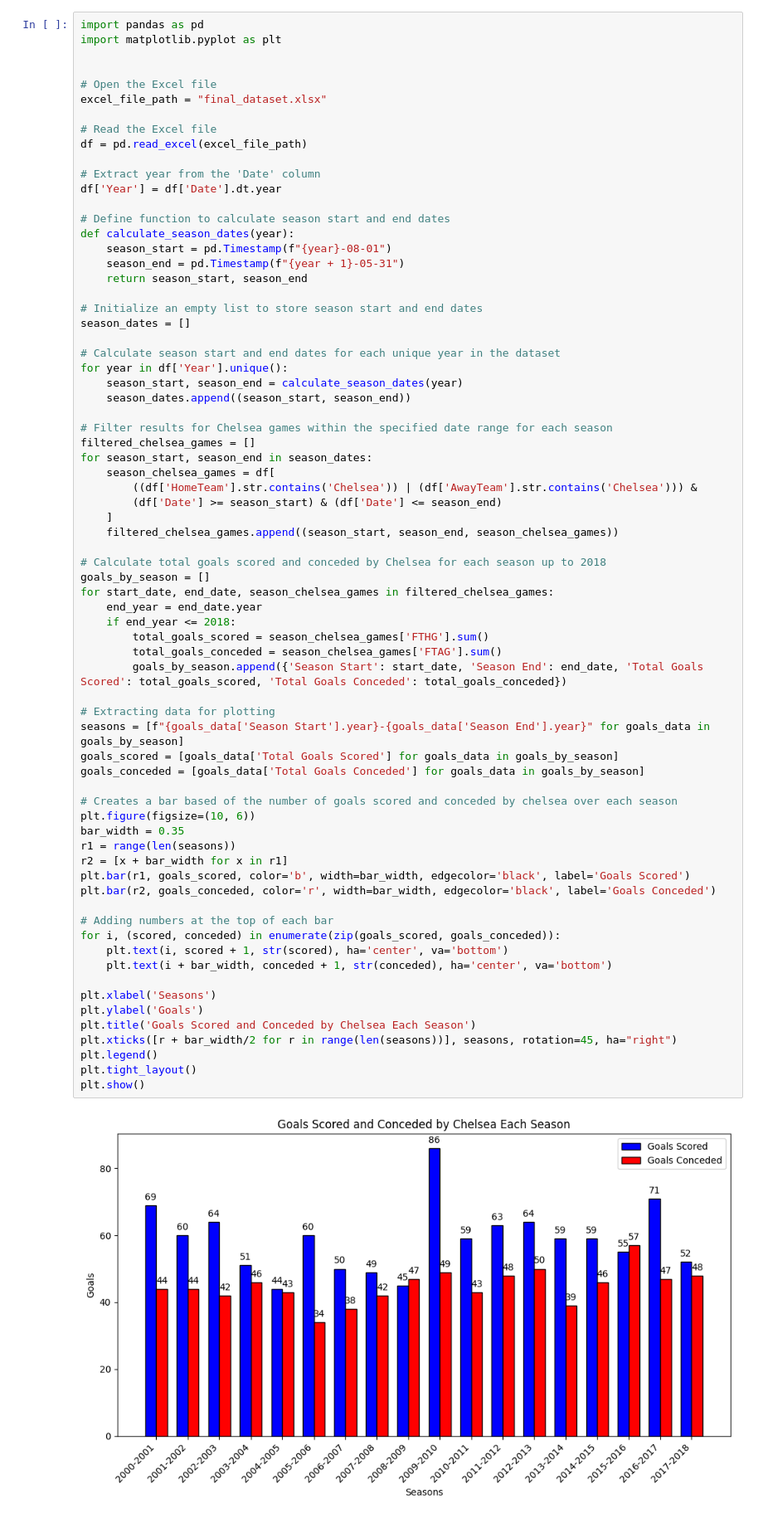
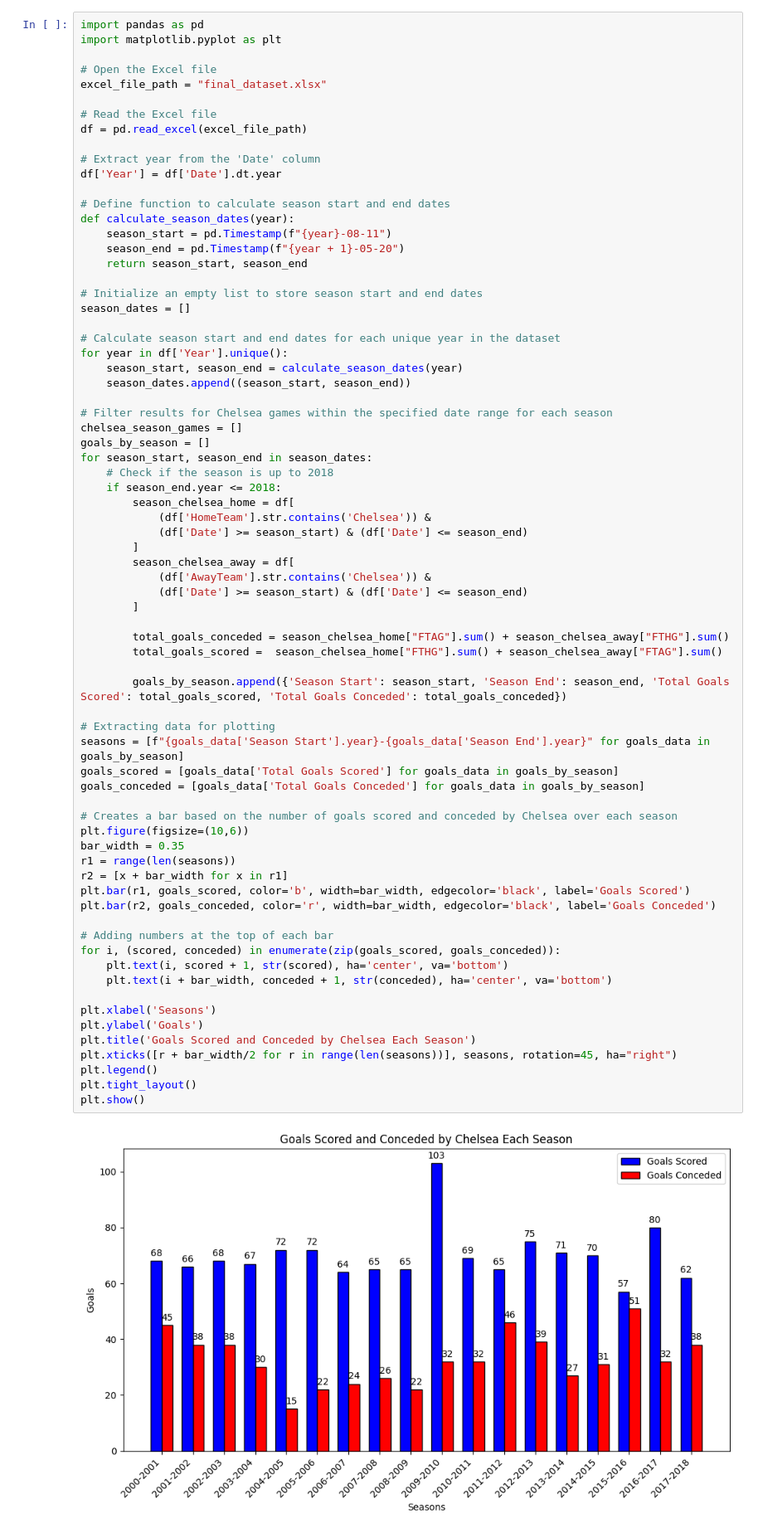
Before and after one commit to SashlynNade/CFC_Analysis, a Jupyter notebook: Chelsea_Analysis.ipynb, the cells around one changed output. Shown at 83% size. Drawn from its saved outputs; the diff is of its cells as text.

```diff
--- a/Chelsea_Analysis.ipynb
+++ b/Chelsea_Analysis.ipynb
@@ -300,7 +212,6 @@ Total Goals Conceded: 48
 # %%
 import pandas as pd
 import matplotlib.pyplot as plt
-
 
 # Open the Excel file
 excel_file_path = "final_dataset.xlsx"
@@ -313,8 +224,8 @@ df['Year'] = df['Date'].dt.year
 
 # Define function to calculate season start and end dates
 def calculate_season_dates(year):
-    season_start = pd.Timestamp(f"{year}-08-01")
-    season_end = pd.Timestamp(f"{year + 1}-05-31")
+    season_start = pd.Timestamp(f"{year}-08-11")
+    season_end = pd.Timestamp(f"{year + 1}-05-20")
     return season_start, season_end
 
 # Initialize an empty list to store season start and end dates
@@ -326,50 +237,52 @@ for year in df['Year'].unique():
     season_dates.append((season_start, season_end))
 
 # Filter results for Chelsea games within the specified date range for each season
-filtered_chelsea_games = []
+chelsea_season_games = []
+goals_by_season = []
 for season_start, season_end in season_dates:
-    season_chelsea_games = df[
-        ((df['HomeTeam'].str.contains('Chelsea')) | (df['AwayTeam'].str.contains('Chelsea'))) &
-        (df['Date'] >= season_start) & (df['Date'] <= season_end)
-    ]
-    filtered_chelsea_games.append((season_start, season_end, season_chelsea_games))
+    # Check if the season is up to 2018
+    if season_end.year <= 2018:
+        season_chelsea_home = df[
+            (df['HomeTeam'].str.contains('Chelsea')) &
+            (df['Date'] >= season_start) & (df['Date'] <= season_end)
+        ]
+        season_chelsea_away = df[
+            (df['AwayTeam'].str.contains('Chelsea')) &
+            (df['Date'] >= season_start) & (df['Date'] <= season_end)
+        ]
 
-# Calculate total goals scored and conceded by Chelsea for each season up to 2018
-goals_by_season = []
-for start_date, end_date, season_chelsea_games in filtered_chelsea_games:
-    end_year = end_date.year
-    if end_year <= 2018:
-        total_goals_scored = season_chelsea_games['FTHG'].sum()
-        total_goals_conceded = season_chelsea_games['FTAG'].sum()
-        goals_by_season.append({'Season Start': start_date, 'Season End': end_date, 'Total Goals Scored': total_goals_scored, 'Total Goals Conceded': total_goals_conceded})
+        total_goals_conceded = season_chelsea_home["FTAG"].sum() + season_chelsea_away["FTHG"].sum()
+        total_goals_scored =  season_chelsea_home["FTHG"].sum() + season_chelsea_away["FTAG"].sum()
+
+        goals_by_season.append({'Season Start': season_start, 'Season End': season_end, 'Total Goals Scored': total_goals_scored, 'Total Goals Conceded': total_goals_conceded})
 
 # Extracting data for plotting
 seasons = [f"{goals_data['Season Start'].year}-{goals_data['Season End'].year}" for goals_data in goals_by_season]
 goals_scored = [goals_data['Total Goals Scored'] for goals_data in goals_by_season]
 goals_conceded = [goals_data['Total Goals Conceded'] for goals_data in goals_by_season]
 
-# Creates a bar based of the number of goals scored and conceded by chelsea over each season
-plt.figure(figsize=(10, 6))
+# Creates a bar based on the number of goals scored and conceded by Chelsea over each season
+plt.figure(figsize=(10,6))
 bar_width = 0.35
 r1 = range(len(seasons))
 r2 = [x + bar_width for x in r1]
 plt.bar(r1, goals_scored, color='b', width=bar_width, edgecolor='black', label='Goals Scored')
 plt.bar(r2, goals_conceded, color='r', width=bar_width, edgecolor='black', label='Goals Conceded')
 
 # Adding numbers at the top of each bar
 for i, (scored, conceded) in enumerate(zip(goals_scored, goals_conceded)):
     plt.text(i, scored + 1, str(scored), ha='center', va='bottom')
     plt.text(i + bar_width, conceded + 1, str(conceded), ha='center', va='bottom')
 
 plt.xlabel('Seasons')
 plt.ylabel('Goals')
 plt.title('Goals Scored and Conceded by Chelsea Each Season')
 plt.xticks([r + bar_width/2 for r in range(len(seasons))], seasons, rotation=45, ha="right")
 plt.legend()
 plt.tight_layout()
 plt.show()
 # %% [output]
-[figure, old version]
+[figure, new version]
 # %%
 import pandas as pd
 import matplotlib.pyplot as plt
```
Also changed, not shown: parts of 3 cells of this notebook.
